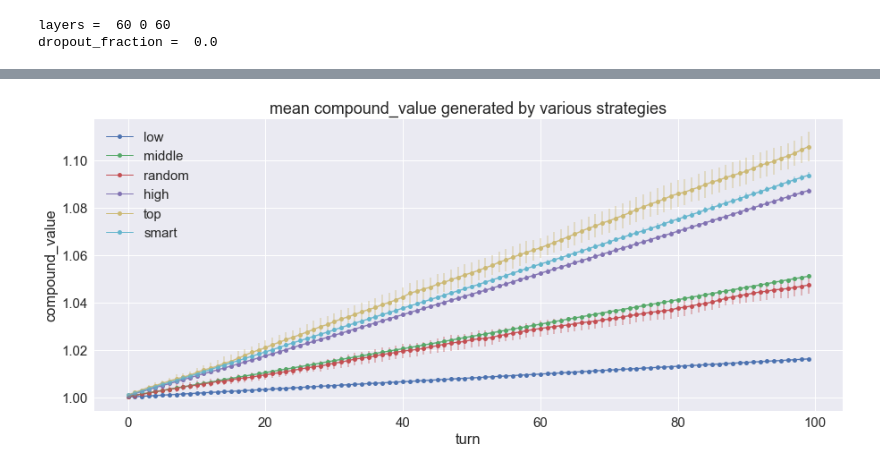
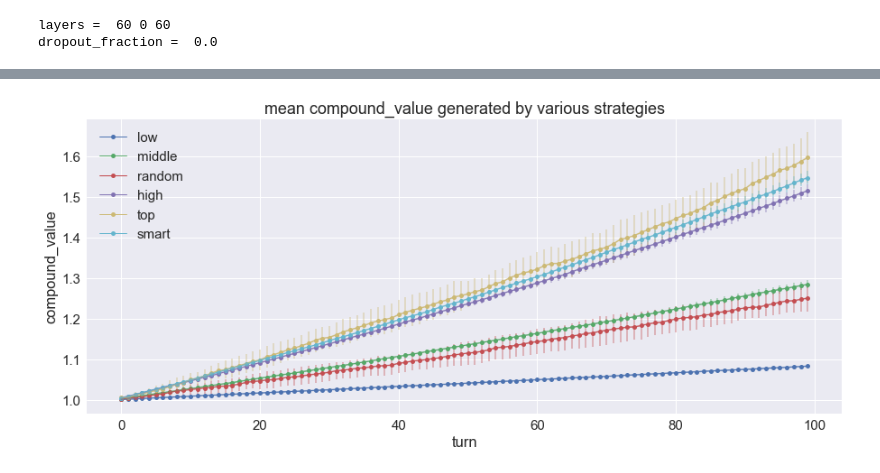
Before and after one commit to joehahn/hivemind, a Jupyter notebook: hivemind.ipynb, the cells around one changed output, grey strips where cells are left out. Cells and saved outputs as stored; diff of their text form; code cells hidden in the pictures.

```diff
--- a/hivemind.ipynb
+++ b/hivemind.ipynb
@@ -49,7 +50,7 @@ rn_seed = 14
 from hivemind import *
 np.random.seed(seed=rn_seed)
 actual_bucket_yields, best_bucket, lagged_bucket_yields, bucket_yield_mean, bucket_yield_sigma = \
-    make_bucket_yields(N_buckets, N_turns, lag)
+    make_bucket_yields(N_buckets, N_turns, SNR, lag)
 # %%
 #prep matplotlib
 %matplotlib inline
@@ -77,7 +78,7 @@ strategy = 'high'
 N_buckets = 6
 lag = 1
 N_turns = 100
-actual_bucket_yields, _, lagged_bucket_yields, _, _ = make_bucket_yields(N_buckets, N_turns, lag)
+actual_bucket_yields, _, lagged_bucket_yields, _, _ = make_bucket_yields(N_buckets, N_turns, SNR, lag)
 net_values = compute_net_value(actual_bucket_yields, lagged_bucket_yields, strategy)
 net_values.tail()
 # %% [output]
@@ -97,7 +98,7 @@ fig, ax = plt.subplots(1,1, figsize=(15, 6))
 all_net_values = pd.DataFrame()
 for strategy in strategies:
     for idx in range(N_games):
-        actual_bucket_yields, _, lagged_bucket_yields, _, _ = make_bucket_yields(N_buckets, N_turns, lag)
+        actual_bucket_yields, _, lagged_bucket_yields, _, _ = make_bucket_yields(N_buckets, N_turns, SNR, lag)
         net_values = compute_net_value(actual_bucket_yields, lagged_bucket_yields, strategy, model=None)
         net_values['strategy'] = strategy
         all_net_values = all_net_values.append(net_values, ignore_index=True)
@@ -120,7 +121,7 @@ p = ax.legend()
 N_buckets = 60
 lag = 1
 N_turns = 100000
-actual_bucket_yields, best_bucket, lagged_bucket_yields, _, _ = make_bucket_yields(N_buckets, N_turns, lag)
+actual_bucket_yields, best_bucket, lagged_bucket_yields, _, _ = make_bucket_yields(N_buckets, N_turns, SNR, lag)
 # %%
 #test-train-validation split is 1:1:1
 train_fraction = 0.333
@@ -194,30 +196,30 @@ p = ax.legend()
 # %%
 #play 10 short games using each strategy and plot their mean compound_value
 N_games = 10
 N_turns = 100
 strategies = ['low', 'middle', 'random', 'high', 'top', 'smart']
 fig, ax = plt.subplots(1,1, figsize=(15, 6))
 all_net_values = pd.DataFrame()
 for strategy in strategies:
     for idx in range(N_games):
-        actual_bucket_yields, _, lagged_bucket_yields, _, _ = make_bucket_yields(N_buckets, N_turns, lag)
+        actual_bucket_yields, _, lagged_bucket_yields, _, _ = make_bucket_yields(N_buckets, N_turns, SNR, lag)
         net_values = compute_net_value(actual_bucket_yields, lagged_bucket_yields, strategy, model=model)
         net_values['strategy'] = strategy
         all_net_values = all_net_values.append(net_values, ignore_index=True)
 g = all_net_values.groupby(['strategy', 'turn'], as_index=False)['compound_value'].agg(['mean', 'std', 'count'])
 for strategy in strategies:
     strategy_results = g.loc[strategy]
     xp = strategy_results.index
     yp = strategy_results['mean'].values
     yerr = strategy_results['std'].values
     p = ax.plot(xp, yp, linewidth=1, marker='o', markersize=5, label=strategy)
     p = ax.errorbar(xp, yp, yerr=yerr, alpha=0.4, color=p[0].get_color())
 p = ax.set_title('mean compound_value generated by various strategies')
 p = ax.set_ylabel('compound_value')
 p = ax.set_xlabel('turn')
 p = ax.legend()
 # %% [output]
-[figure, old version]
+[figure, new version]
 # %%
 cols = ['strategy'] + [col for col in all_net_values.columns if ('prob' in col)]
 df = all_net_values[cols]
```
Also changed, not shown: parts of 9 cells of this notebook, 3 other files.
